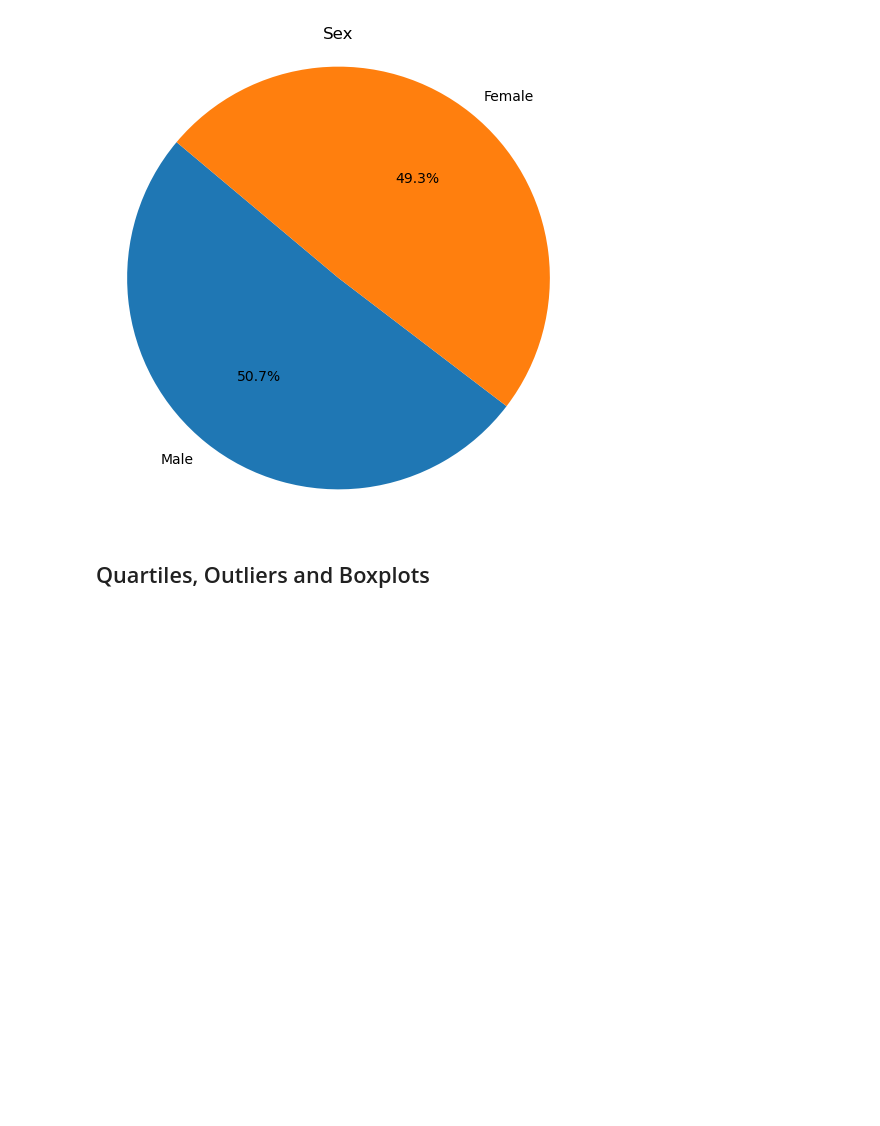
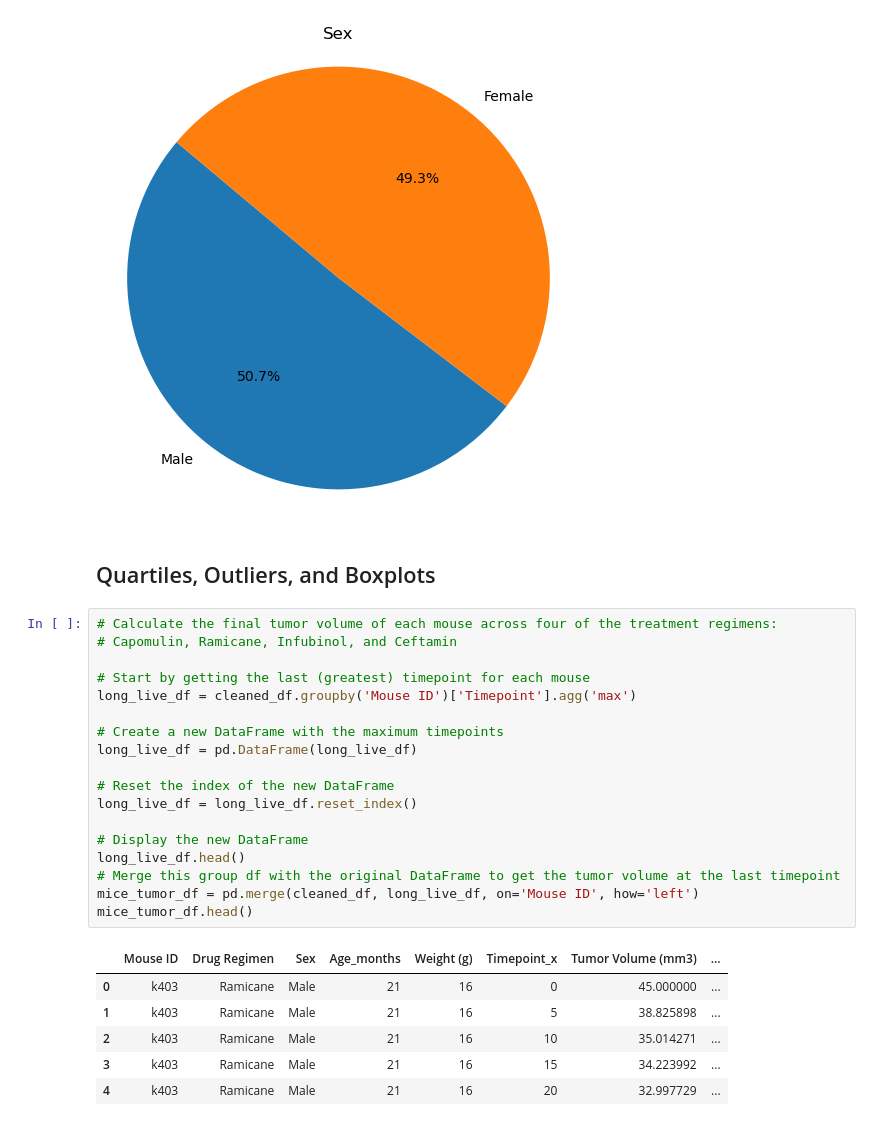
Before and after one commit to datakreese/visualization-challenge, a Jupyter notebook: pymaceuticals.ipynb, the cells around one changed output. Drawn from its saved outputs; the diff is of its cells as text; blank space fills up the shorter version.

```diff
--- a/pymaceuticals.ipynb
+++ b/pymaceuticals.ipynb
@@ -177,4 +166,29 @@ plt.show()
 # %% [output]
 [figure]
 # %% [markdown]
-## Quartiles, Outliers and Boxplots
+## Quartiles, Outliers, and Boxplots
+# %%
+# Calculate the final tumor volume of each mouse across four of the treatment regimens:
+# Capomulin, Ramicane, Infubinol, and Ceftamin
+
+# Start by getting the last (greatest) timepoint for each mouse
+long_live_df = cleaned_df.groupby('Mouse ID')['Timepoint'].agg('max')
+
+# Create a new DataFrame with the maximum timepoints
+long_live_df = pd.DataFrame(long_live_df)
+
+# Reset the index of the new DataFrame
+long_live_df = long_live_df.reset_index()
+
+# Display the new DataFrame
+long_live_df.head()
+# Merge this group df with the original DataFrame to get the tumor volume at the last timepoint
+mice_tumor_df = pd.merge(cleaned_df, long_live_df, on='Mouse ID', how='left')
+mice_tumor_df.head()
+# %% [output]
+|  | Mouse ID | Drug Regimen | Sex | Age_months | Weight (g) | Timepoint_x | Tumor Volume (mm3) | ... |
+| 0 | k403 | Ramicane | Male | 21 | 16 | 0 | 45.000000 | ... |
+| 1 | k403 | Ramicane | Male | 21 | 16 | 5 | 38.825898 | ... |
+| 2 | k403 | Ramicane | Male | 21 | 16 | 10 | 35.014271 | ... |
+| 3 | k403 | Ramicane | Male | 21 | 16 | 15 | 34.223992 | ... |
+| 4 | k403 | Ramicane | Male | 21 | 16 | 20 | 32.997729 | ... |
```
Also changed, not shown: parts of 8 cells of this notebook.
